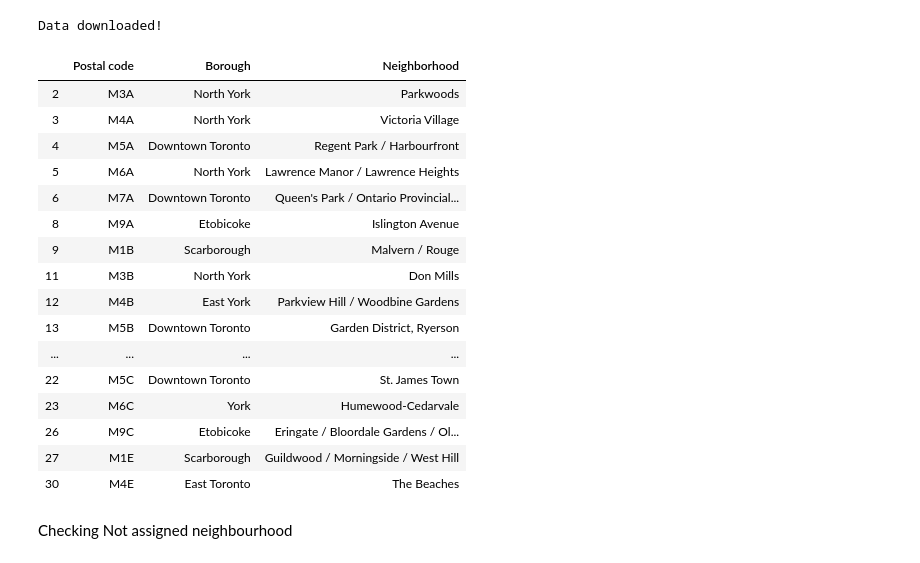
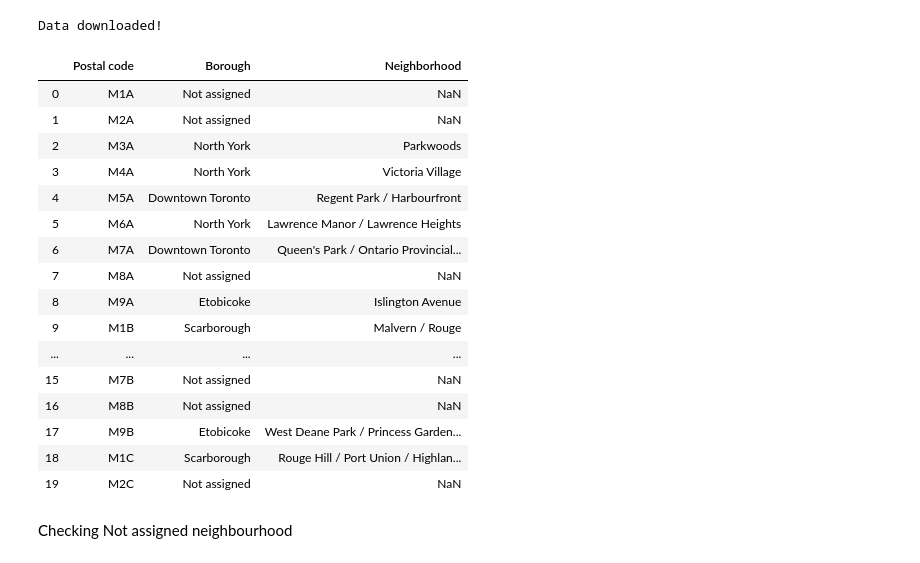
Before and after one commit to 24akhil/Coursera_Capstone, a Jupyter notebook: Week3Assignment.ipynb, the cells around one changed output. Drawn from its saved outputs; the diff is of its cells as text; code cells hidden in the pictures.

```diff
--- a/Week3Assignment.ipynb
+++ b/Week3Assignment.ipynb
@@ -38,26 +38,26 @@ Data downloaded!
 # %%
 df=pd.read_html('tornato_data.html')
 # %%
-# dftable = df[0]
+dftable = df[0]
 dftable.head(20)
 # %% [output]
 |  | Postal code | Borough | Neighborhood |
+| 0 | M1A | Not assigned | NaN |
+| 1 | M2A | Not assigned | NaN |
 | 2 | M3A | North York | Parkwoods |
 | 3 | M4A | North York | Victoria Village |
 | 4 | M5A | Downtown Toronto | Regent Park / Harbourfront |
 | 5 | M6A | North York | Lawrence Manor / Lawrence Heights |
 | 6 | M7A | Downtown Toronto | Queen's Park / Ontario Provincial... |
+| 7 | M8A | Not assigned | NaN |
 | 8 | M9A | Etobicoke | Islington Avenue |
 | 9 | M1B | Scarborough | Malvern / Rouge |
-| 11 | M3B | North York | Don Mills |
-| 12 | M4B | East York | Parkview Hill / Woodbine Gardens |
-| 13 | M5B | Downtown Toronto | Garden District, Ryerson |
 | ... | ... | ... | ... |
-| 22 | M5C | Downtown Toronto | St. James Town |
-| 23 | M6C | York | Humewood-Cedarvale |
-| 26 | M9C | Etobicoke | Eringate / Bloordale Gardens / Ol... |
-| 27 | M1E | Scarborough | Guildwood / Morningside / West Hill |
-| 30 | M4E | East Toronto | The Beaches |
+| 15 | M7B | Not assigned | NaN |
+| 16 | M8B | Not assigned | NaN |
+| 17 | M9B | Etobicoke | West Deane Park / Princess Garden... |
+| 18 | M1C | Scarborough | Rouge Hill / Port Union / Highlan... |
+| 19 | M2C | Not assigned | NaN |
 # %% [markdown]
 Checking Not assigned neighbourhood
 # %%
```
Also changed, not shown: parts of 10 cells of this notebook.
